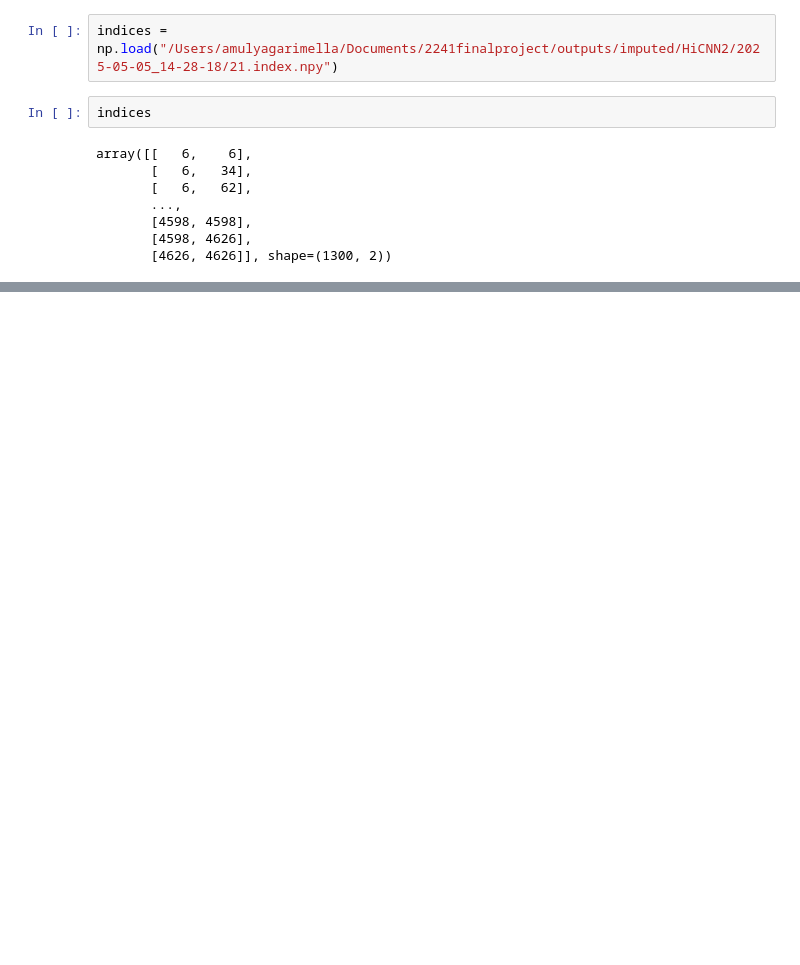
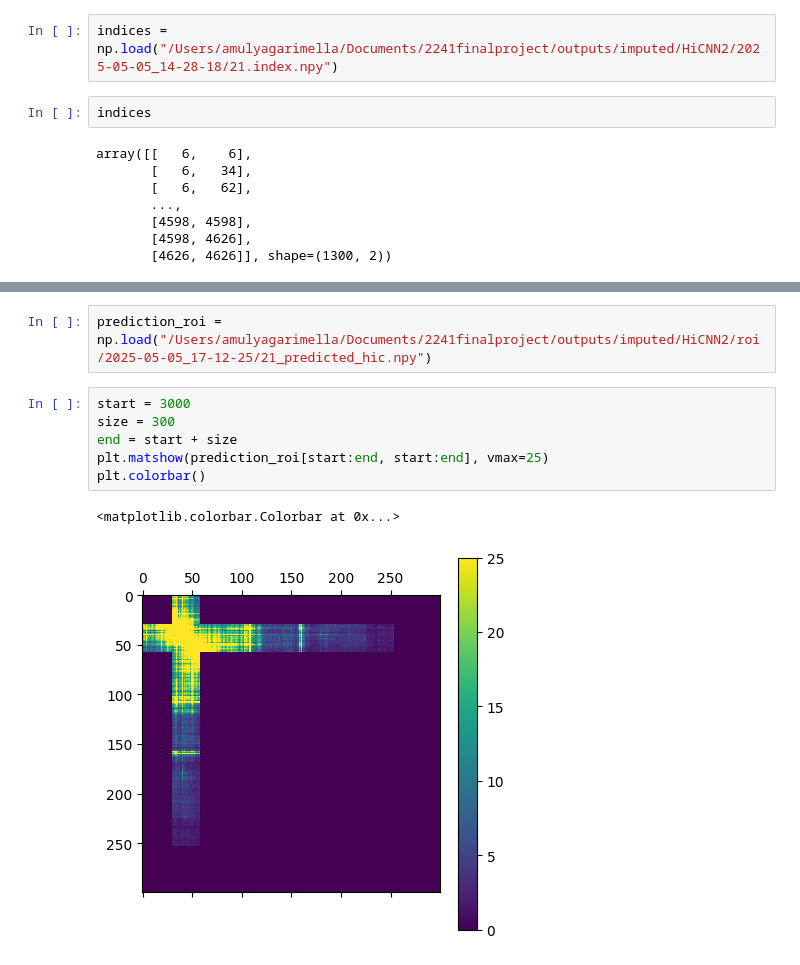
Before and after one commit to amulyagarimella/fast-sequencing-AI-imputation, a Jupyter notebook: notebooks/run_hicnn2.ipynb, the cells around one changed output, grey strips where cells are left out. Saved outputs shown, nothing was run; the diff lists cells and outputs as text; blank space fills up the shorter version.

```diff
--- a/notebooks/run_hicnn2.ipynb
+++ b/notebooks/run_hicnn2.ipynb
@@ -84,0 +87,11 @@ array([[   6,    6],
+# %%
+prediction_roi = np.load("/Users/amulyagarimella/Documents/2241finalproject/outputs/imputed/HiCNN2/roi/2025-05-05_17-12-25/21_predicted_hic.npy")
+# %%
+start = 3000
+size = 300
+end = start + size
+plt.matshow(prediction_roi[start:end, start:end], vmax=25)
+plt.colorbar()
+# %% [output]
+<matplotlib.colorbar.Colorbar at 0x...>
+[figure, added]
```
Also changed, not shown: parts of 4 cells of this notebook, 5 other files.
